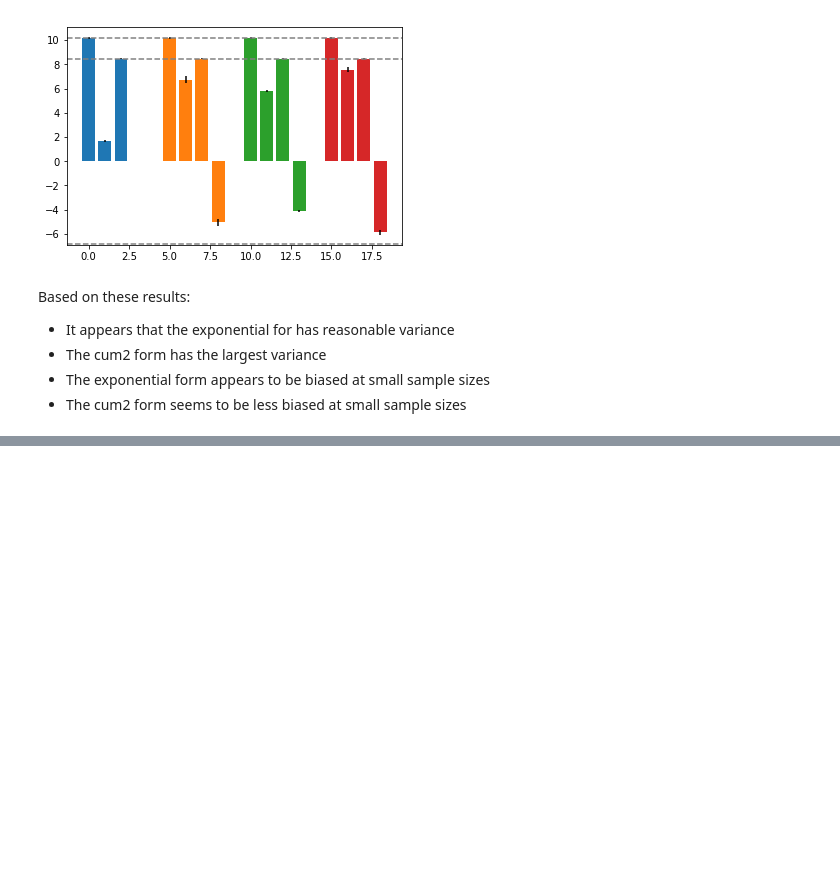
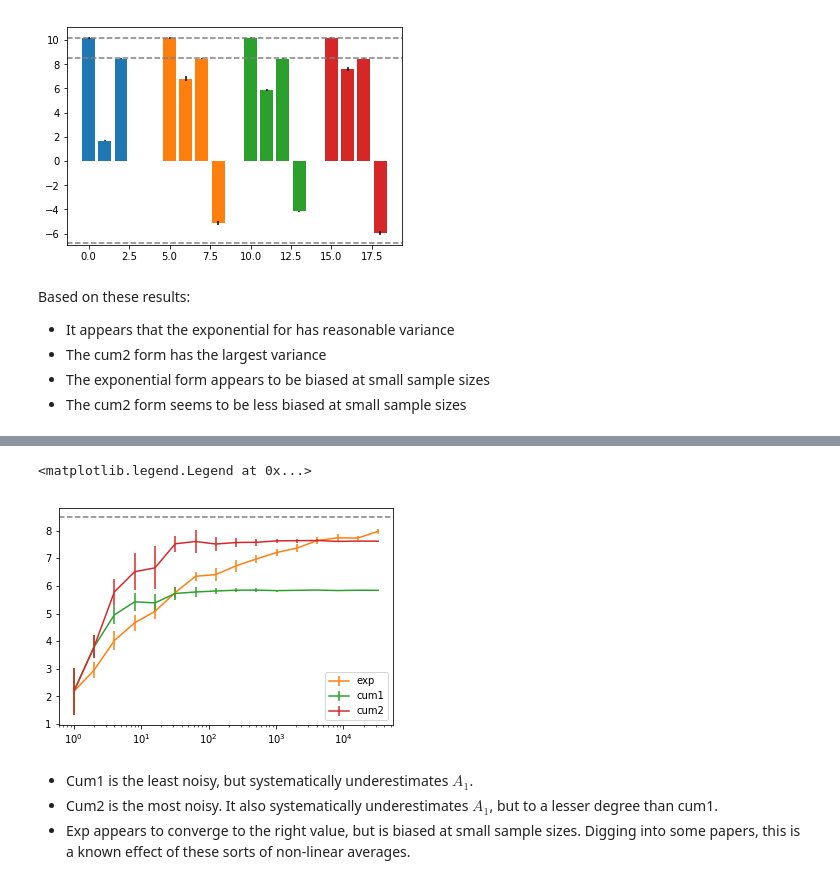
Before and after one commit to jlmaccal/decomp_notebooks, a Jupyter notebook: double_harmonic.ipynb, the cells around one changed output, grey strips where cells are left out. Drawn from its saved outputs; the diff is of its cells as text; code cells hidden in the pictures; blank space fills up the shorter version.

Commit message:
Added analysis of sample size

```diff
--- a/double_harmonic.ipynb
+++ b/double_harmonic.ipynb
@@ -639,0 +646,49 @@ Based on these results:
+# %%
+steps = [1, 2, 4, 8, 16, 32, 64, 128, 256, 512, 1024, 2048, 4096, 8192, 16_384, 32_768]
+means_exp = []
+stds_exp = []
+means_cum1 = []
+stds_cum1 = []
+means_cum2 = []
+stds_cum2 = []
+
+TRIALS = 8
+for n_steps in steps:
+    print(n_steps)
+    values_exp = []
+    values_cum1 = []
+    values_cum2 = []
+    for trial in range(TRIALS):
+        positions_short_2, energies_short_2 = compute_curve(50, n_steps, 50, 1.0, 10.0, 10.0, f2, g2)
+        lambdas, dH_short_2_exp, dH1_short_2_exp, dH2_short_2_exp = extract_reweighted_averages(energies_short_2)
+        x, y, z, w = compute_integrals(lambdas, dH_short_2_exp, dH1_short_2_exp, dH2_short_2_exp)
+        values_exp.append(y)
+
+        _, dH_short_2_cum1, dH1_short_2_cum1, dH2_short_2_cum1 = extract_cum1_averages(energies_short_2)
+        x, y, z, w = compute_integrals(lambdas, dH_short_2_cum1, dH1_short_2_cum1, dH2_short_2_cum1)
+        values_cum1.append(y)
+
+        _, dH_short_2_cum2, dH1_short_2_cum2, dH2_short_2_cum2 = extract_cum2_averages(energies_short_2)
+        x, y, z, w = compute_integrals(lambdas, dH_short_2_cum2, dH1_short_2_cum2, dH2_short_2_cum2)
+        values_cum2.append(y)
+
+    means_exp.append(np.mean(values_exp))
+    stds_exp.append(np.std(values_exp))
+    means_cum1.append(np.mean(values_cum1))
+    stds_cum1.append(np.std(values_cum1))
+    means_cum2.append(np.mean(values_cum2))
+    stds_cum2.append(np.std(values_cum2))
+# %%
+pp.errorbar(steps, means_exp, yerr=stds_exp, label='exp', color='C1')
+pp.errorbar(steps, means_cum1, yerr=stds_cum1, label='cum1', color='C2')
+pp.errorbar(steps, means_cum2, yerr=stds_cum2, label='cum2', color='C3')
+pp.axhline(8.48, color='grey', linestyle='--')
+pp.xscale('log')
+pp.legend()
+# %% [output]
+<matplotlib.legend.Legend at 0x...>
+[figure, added]
+# %% [markdown]
+* Cum1 is the least noisy, but systematically underestimates $A_1$.
+* Cum2 is the most noisy. It also systematically underestimates $A_1$, but to a lesser degree than cum1.
+* Exp appears to converge to the right value, but is biased at small sample sizes. Digging into some papers, this is a known effect of these sorts of non-linear averages.
```
Also changed, not shown: parts of 1 cell of this notebook.
